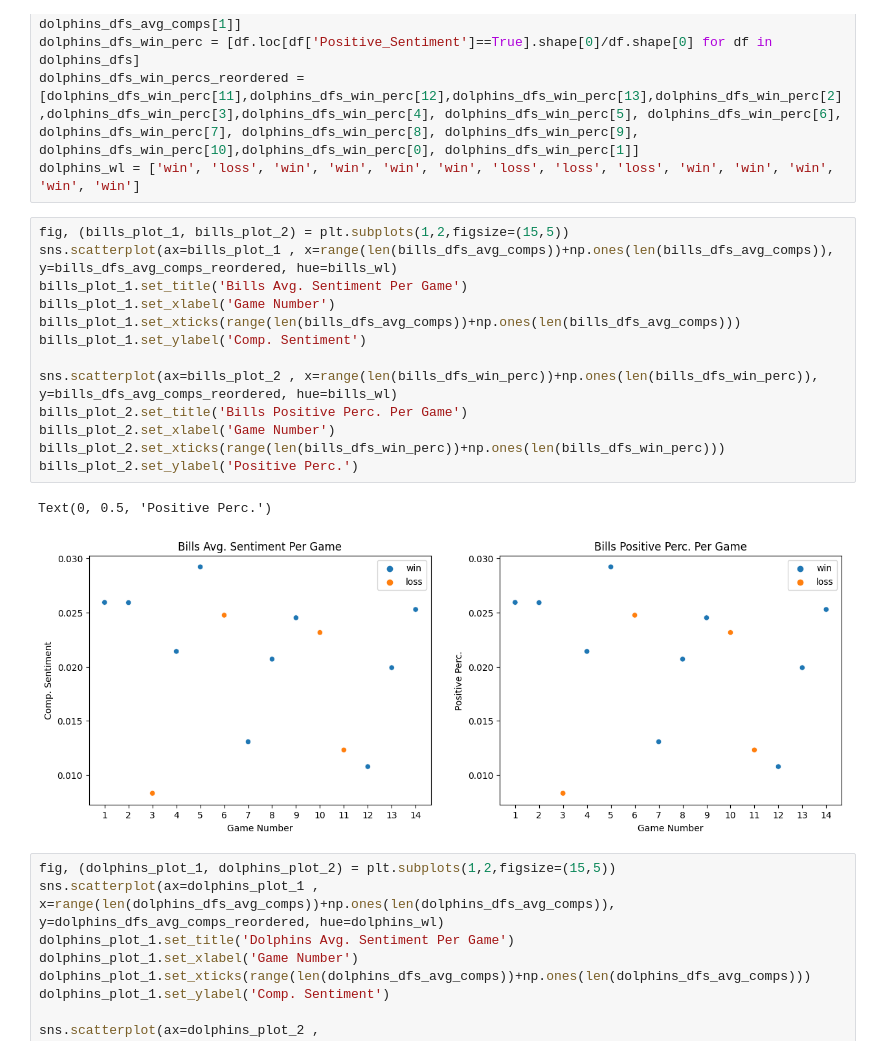
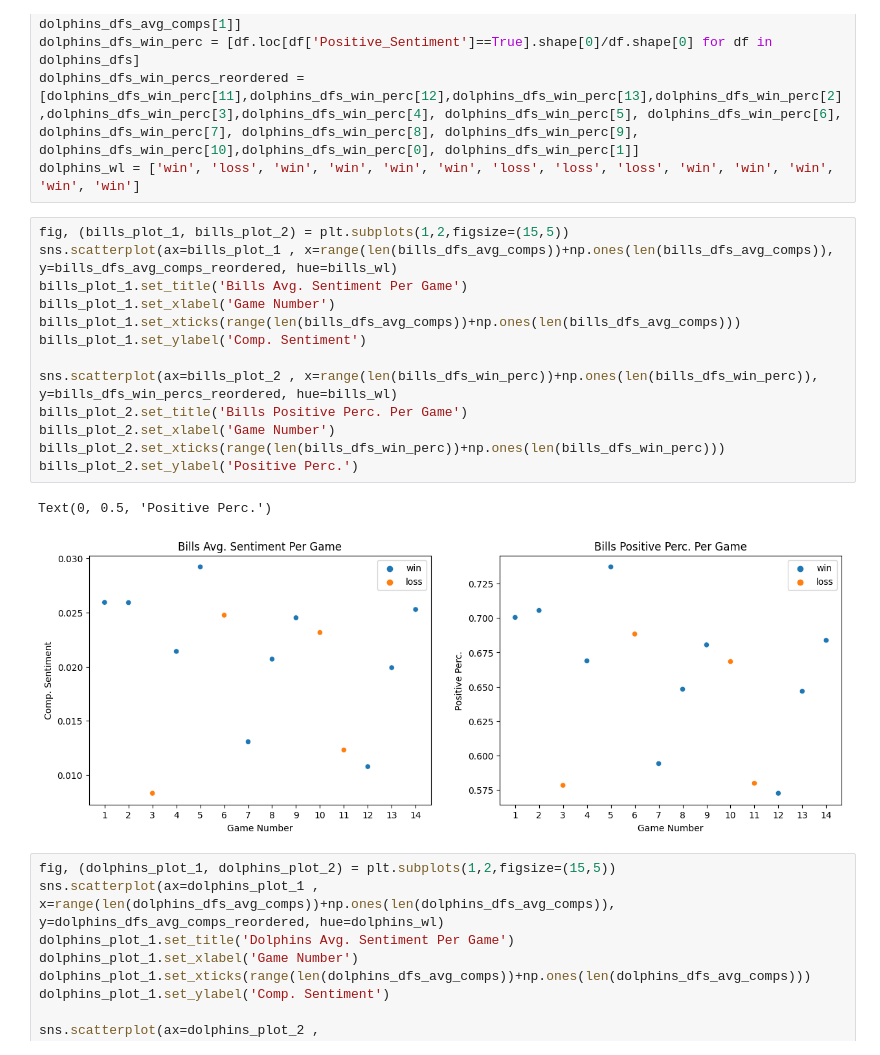
Before and after one commit to CAGeorge0418/CSCI4502_Project, a Jupyter notebook: Bills_Dolphins/BillsDolphins_Comp_avg.ipynb, the cells around one changed output. Cells and saved outputs as stored; diff of their text form.

Commit message:
updated bills dolphs files

```diff
--- a/Bills_Dolphins/BillsDolphins_Comp_avg.ipynb
+++ b/Bills_Dolphins/BillsDolphins_Comp_avg.ipynb
@@ -58,19 +58,19 @@ dolphins_wl = ['win', 'loss', 'win', 'win', 'win', 'win', 'loss', 'loss', 'loss'
 # %%
 fig, (bills_plot_1, bills_plot_2) = plt.subplots(1,2,figsize=(15,5))
 sns.scatterplot(ax=bills_plot_1 , x=range(len(bills_dfs_avg_comps))+np.ones(len(bills_dfs_avg_comps)), y=bills_dfs_avg_comps_reordered, hue=bills_wl)
 bills_plot_1.set_title('Bills Avg. Sentiment Per Game')
 bills_plot_1.set_xlabel('Game Number')
 bills_plot_1.set_xticks(range(len(bills_dfs_avg_comps))+np.ones(len(bills_dfs_avg_comps)))
 bills_plot_1.set_ylabel('Comp. Sentiment')
 
-sns.scatterplot(ax=bills_plot_2 , x=range(len(bills_dfs_win_perc))+np.ones(len(bills_dfs_win_perc)), y=bills_dfs_avg_comps_reordered, hue=bills_wl)
+sns.scatterplot(ax=bills_plot_2 , x=range(len(bills_dfs_win_perc))+np.ones(len(bills_dfs_win_perc)), y=bills_dfs_win_percs_reordered, hue=bills_wl)
 bills_plot_2.set_title('Bills Positive Perc. Per Game')
 bills_plot_2.set_xlabel('Game Number')
 bills_plot_2.set_xticks(range(len(bills_dfs_win_perc))+np.ones(len(bills_dfs_win_perc)))
 bills_plot_2.set_ylabel('Positive Perc.')
 # %% [output]
 Text(0, 0.5, 'Positive Perc.')
-[figure, old version]
+[figure, new version]
 # %%
 fig, (dolphins_plot_1, dolphins_plot_2) = plt.subplots(1,2,figsize=(15,5))
 sns.scatterplot(ax=dolphins_plot_1 , x=range(len(dolphins_dfs_avg_comps))+np.ones(len(dolphins_dfs_avg_comps)), y=dolphins_dfs_avg_comps_reordered, hue=dolphins_wl)
```
Also changed, not shown: 1 other file.
